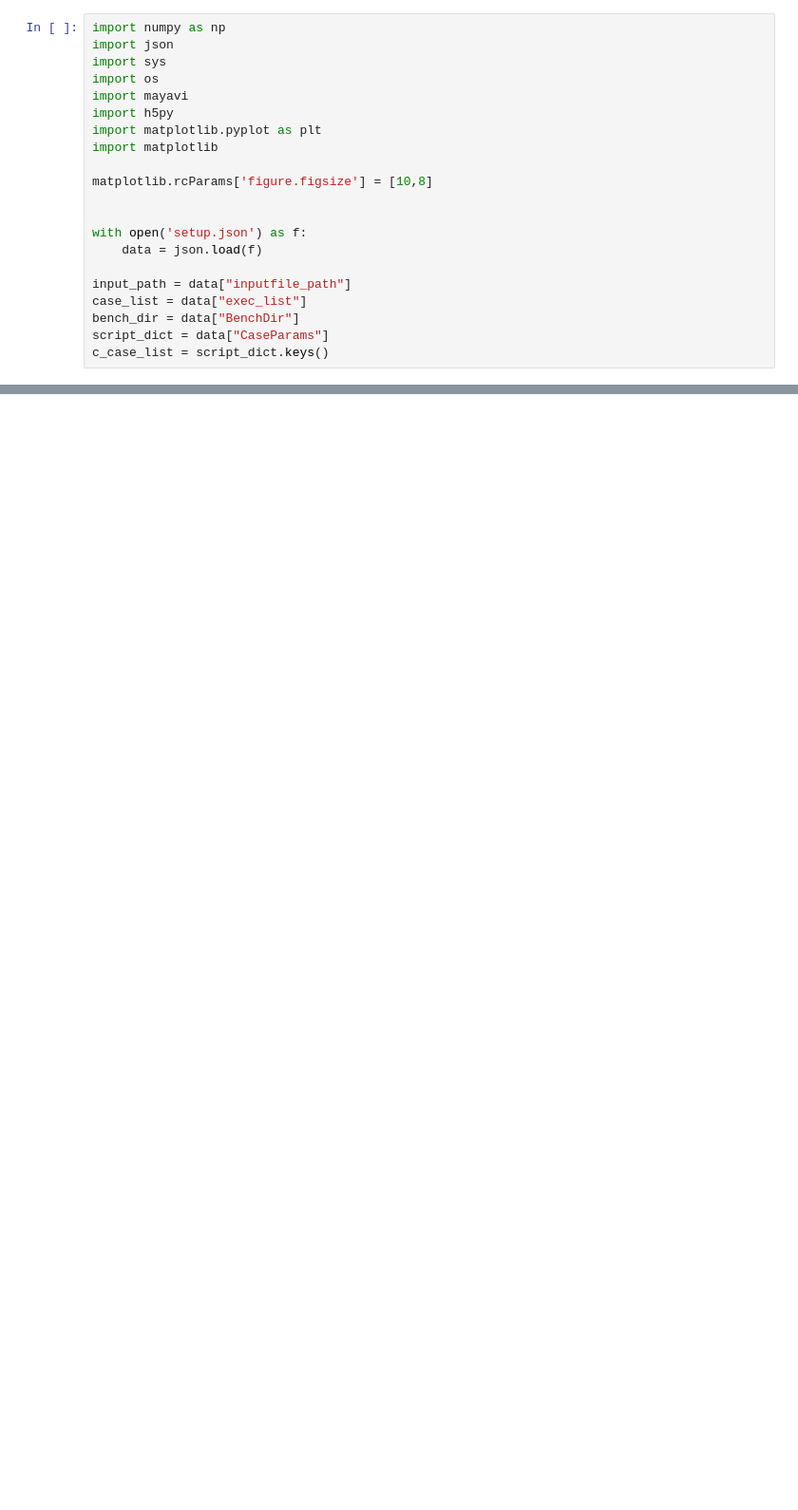
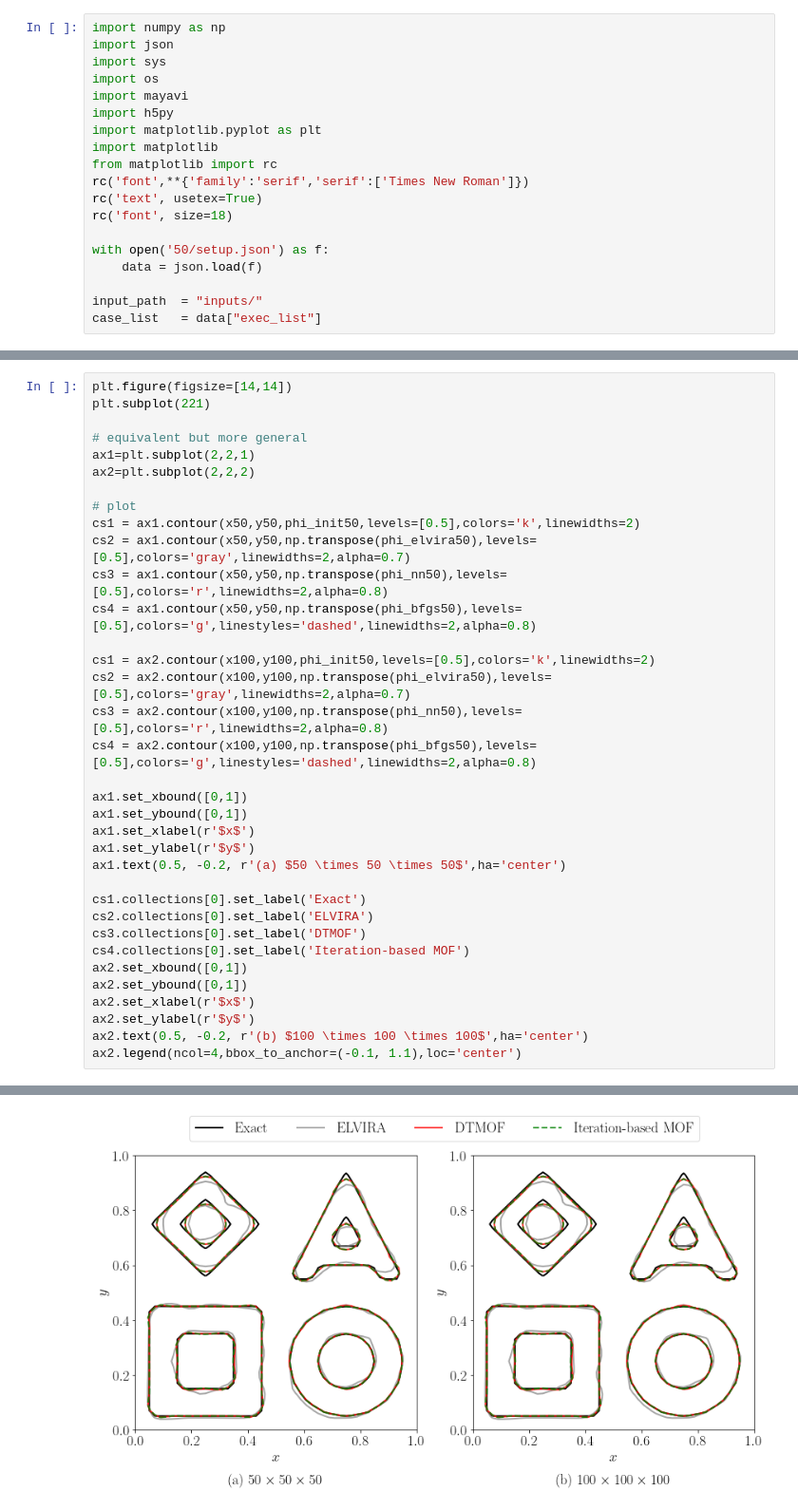
Before and after one commit to zhoutengye/NNMOF, a Jupyter notebook: cases/cube_adv/post_process.ipynb, the cells around one changed output, grey strips where cells are left out. Shown at 95% size. Saved outputs shown, nothing was run; the diff lists cells and outputs as text; blank space fills up the shorter version.

```diff
--- a/cases/cube_adv/post_process.ipynb
+++ b/cases/cube_adv/post_process.ipynb
@@ -7,15 +7,13 @@ import mayavi
 import h5py
 import matplotlib.pyplot as plt
 import matplotlib
+from matplotlib import rc
+rc('font',**{'family':'serif','serif':['Times New Roman']})
+rc('text', usetex=True)
+rc('font', size=18)
 
-matplotlib.rcParams['figure.figsize'] = [10,8]
-
-
-with open('setup.json') as f:
+with open('50/setup.json') as f:
     data = json.load(f)
 
-input_path = data["inputfile_path"]
-case_list = data["exec_list"]
-bench_dir = data["BenchDir"]
-script_dict = data["CaseParams"]
-c_case_list = script_dict.keys()
+input_path  = "inputs/"
+case_list   = data["exec_list"]
@@ -75,0 +119,36 @@ OSError: Unable to open file (unable to open file: name = '../inputs/input.h5',
+# %%
+plt.figure(figsize=[14,14])
+plt.subplot(221)
+
+# equivalent but more general
+ax1=plt.subplot(2,2,1)
+ax2=plt.subplot(2,2,2)
+
+# plot
+cs1 = ax1.contour(x50,y50,phi_init50,levels=[0.5],colors='k',linewidths=2)
+cs2 = ax1.contour(x50,y50,np.transpose(phi_elvira50),levels=[0.5],colors='gray',linewidths=2,alpha=0.7)
+cs3 = ax1.contour(x50,y50,np.transpose(phi_nn50),levels=[0.5],colors='r',linewidths=2,alpha=0.8)
+cs4 = ax1.contour(x50,y50,np.transpose(phi_bfgs50),levels=[0.5],colors='g',linestyles='dashed',linewidths=2,alpha=0.8)
+
+cs1 = ax2.contour(x100,y100,phi_init50,levels=[0.5],colors='k',linewidths=2)
+cs2 = ax2.contour(x100,y100,np.transpose(phi_elvira50),levels=[0.5],colors='gray',linewidths=2,alpha=0.7)
+cs3 = ax2.contour(x100,y100,np.transpose(phi_nn50),levels=[0.5],colors='r',linewidths=2,alpha=0.8)
+cs4 = ax2.contour(x100,y100,np.transpose(phi_bfgs50),levels=[0.5],colors='g',linestyles='dashed',linewidths=2,alpha=0.8)
+
+ax1.set_xbound([0,1])
+ax1.set_ybound([0,1])
+ax1.set_xlabel(r'$x$')
+ax1.set_ylabel(r'$y$')
+ax1.text(0.5, -0.2, r'(a) $50 \times 50 \times 50$',ha='center')
+
+cs1.collections[0].set_label('Exact')
+cs2.collections[0].set_label('ELVIRA')
+cs3.collections[0].set_label('DTMOF')
+cs4.collections[0].set_label('Iteration-based MOF')
+ax2.set_xbound([0,1])
+ax2.set_ybound([0,1])
+ax2.set_xlabel(r'$x$')
+ax2.set_ylabel(r'$y$')
+ax2.text(0.5, -0.2, r'(b) $100 \times 100 \times 100$',ha='center')
+ax2.legend(ncol=4,bbox_to_anchor=(-0.1, 1.1),loc='center')
+# %% [output]
@@ -75,0 +156 @@ OSError: Unable to open file (unable to open file: name = '../inputs/input.h5',
+[figure, added]
```
Also changed, not shown: parts of 8 cells of this notebook, 4 other files.
